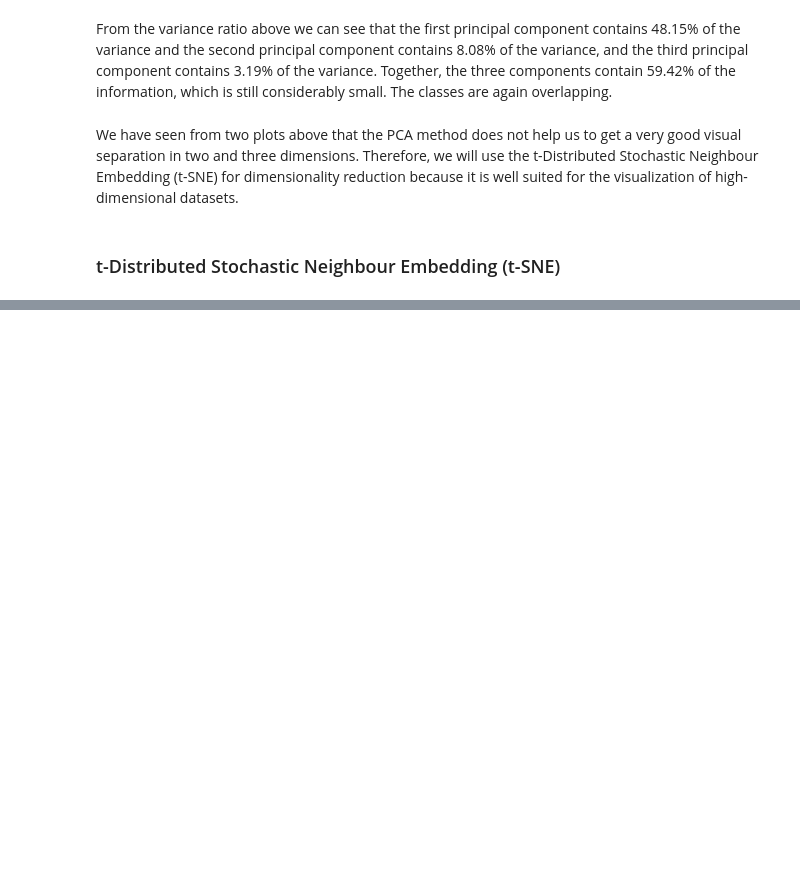
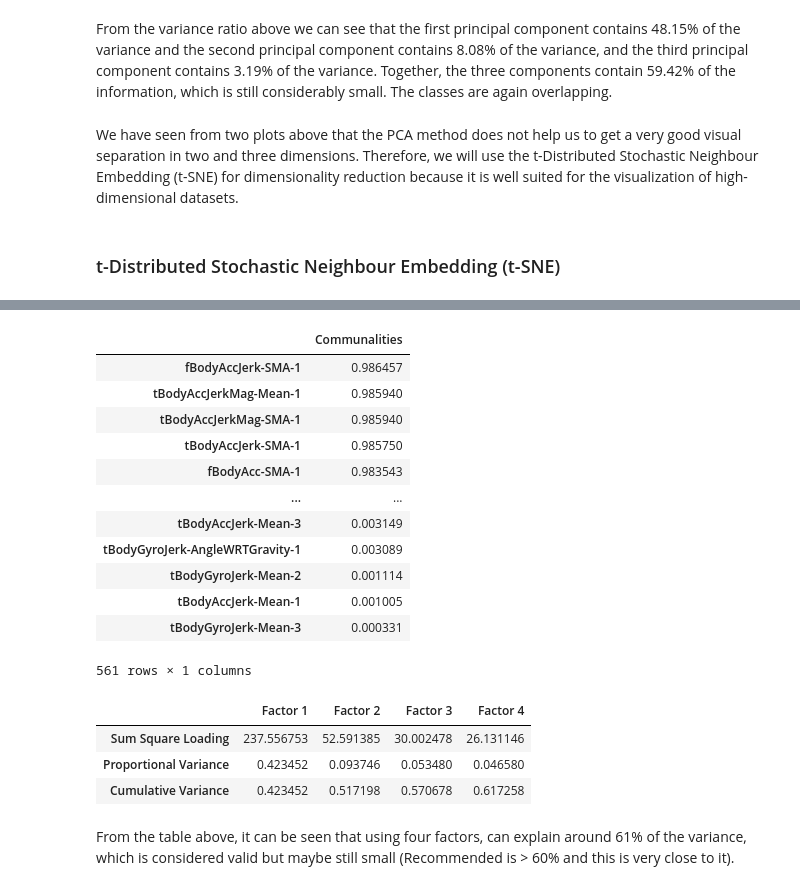
Before and after one commit to zunedz/CS3244-Project, a Jupyter notebook: Project.ipynb, the cells around one changed output, grey strips where cells are left out. Drawn from its saved outputs; the diff is of its cells as text; code cells hidden in the pictures; blank space fills up the shorter version.

```diff
--- a/Project.ipynb
+++ b/Project.ipynb
@@ -271,0 +328,27 @@ acc_RF_n
+# %%
+#Communality of Loading, where values closer to 1 means that that factor explain more of the variance
+pd.DataFrame(fac_analyzer.get_communalities(), columns = ["Communalities"], index = [fa_train.columns]).sort_values(by = "Communalities", ascending = False)
+# %% [output]
+|  | Communalities |
+| fBodyAccJerk-SMA-1 | 0.986457 |
+| tBodyAccJerkMag-Mean-1 | 0.985940 |
+| tBodyAccJerkMag-SMA-1 | 0.985940 |
+| tBodyAccJerk-SMA-1 | 0.985750 |
+| fBodyAcc-SMA-1 | 0.983543 |
+| ... | ... |
+| tBodyAccJerk-Mean-3 | 0.003149 |
+| tBodyGyroJerk-AngleWRTGravity-1 | 0.003089 |
+| tBodyGyroJerk-Mean-2 | 0.001114 |
+| tBodyAccJerk-Mean-1 | 0.001005 |
+| tBodyGyroJerk-Mean-3 | 0.000331 |
+561 rows × 1 columns
+# %%
+# Showing the Sum of Squared Loading (Variance), Proportional Variance, and Cumulative Variance caused by the 4 factors.
+pd.DataFrame(fac_analyzer.get_factor_variance(), columns = ["Factor 1", "Factor 2", "Factor 3", "Factor 4"], index = ["Sum Square Loading", "Proportional Variance", "Cumulative Variance"])
+# %% [output]
+|  | Factor 1 | Factor 2 | Factor 3 | Factor 4 |
+| Sum Square Loading | 237.556753 | 52.591385 | 30.002478 | 26.131146 |
+| Proportional Variance | 0.423452 | 0.093746 | 0.053480 | 0.046580 |
+| Cumulative Variance | 0.423452 | 0.517198 | 0.570678 | 0.617258 |
+# %% [markdown]
+From the table above, it can be seen that using four factors,  can explain around 61% of the variance, which is considered valid but maybe still small (Recommended is > 60% and this is very close to it).
```
Also changed, not shown: parts of 16 cells of this notebook, 1 other file.
